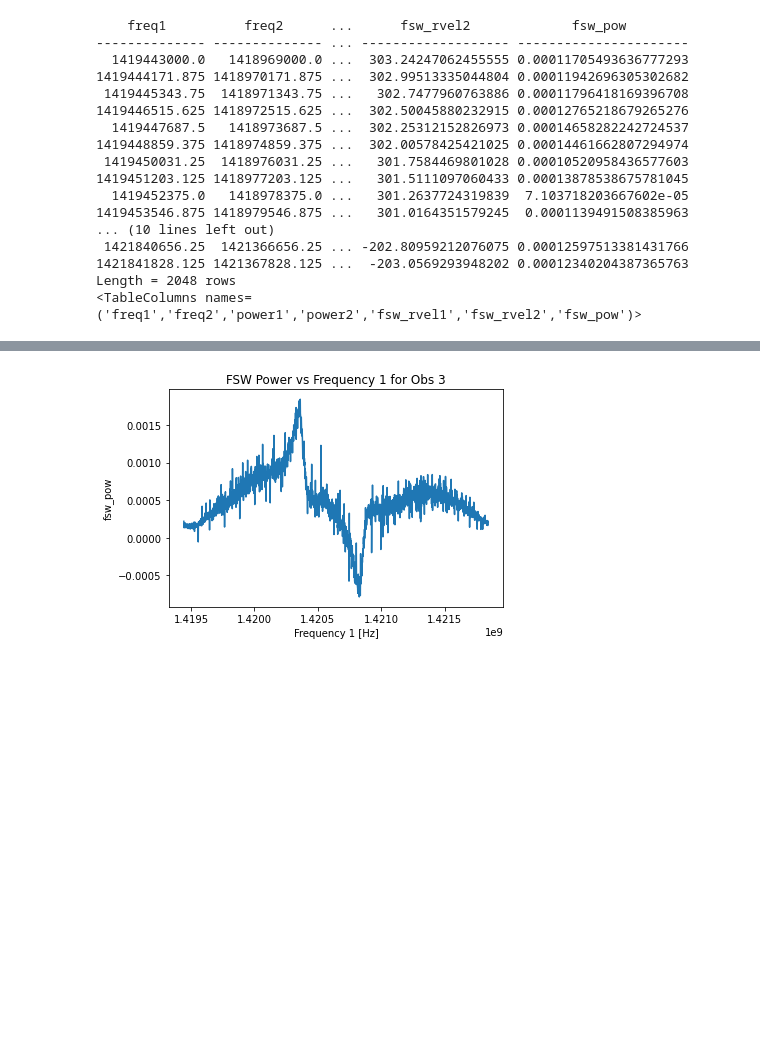
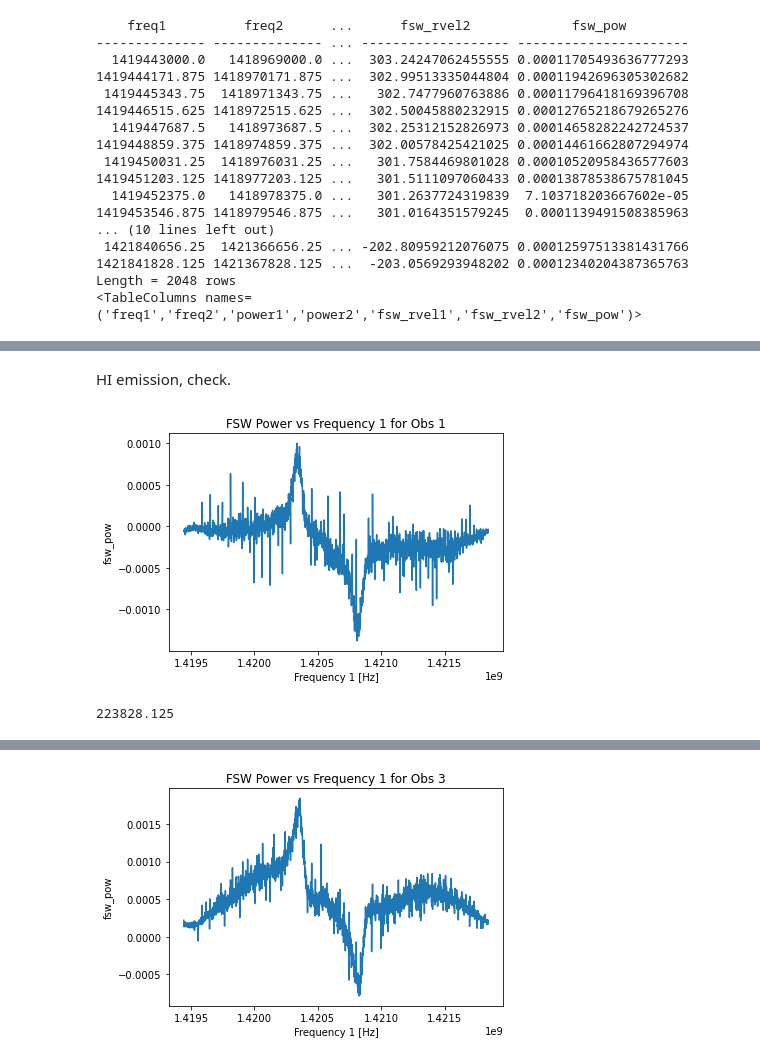
Before and after one commit to cl3425/ast6725-radio-lab, a Jupyter notebook: Radio-Lab.ipynb, the cells around one changed output, grey strips where cells are left out. Cells and saved outputs as stored; diff of their text form; code cells hidden in the pictures; blank space fills up the shorter version.

```diff
--- a/Radio-Lab.ipynb
+++ b/Radio-Lab.ipynb
@@ -216,0 +272,25 @@ Length = 2048 rows
+# %% [markdown]
+HI emission, check.
+# %%
+# dynamic zooming
+#%matplotlib notebook
+%matplotlib inline
+#plt.figure()
+#f = plt.figure(figsize=(15,8))
+#plt.subplots_adjust(wspace=0.5, hspace=0.5)
+#plt.subplot(221)
+plt.plot(obs1['freq1'], obs1['fsw_pow']-dark_lnaon_resistoroff['fsw_pow'])
+plt.ylabel('fsw_pow')
+plt.xlabel('Frequency 1 [Hz]')
+plt.title('FSW Power vs Frequency 1 for Obs 1')
+
+plt.show()
+# %% [output]
+[figure, added]
+# %%
+# mask for Gaussian fitting over the emission line
+mask = obs1[(obs1['freq1'] < 1.42045e9) & (obs1['freq1'] > 1.420225e9)]
+mask_freq, mask_pow = mask['freq1'], mask['fsw_pow']
+print(max(mask_freq)-min(mask_freq))
+# %% [output]
+223828.125
```
Also changed, not shown: parts of 18 cells of this notebook.
